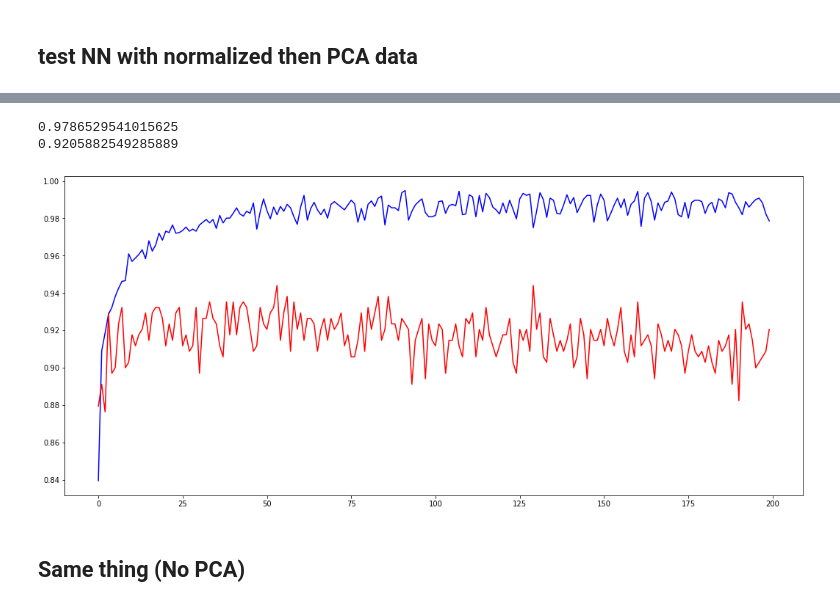
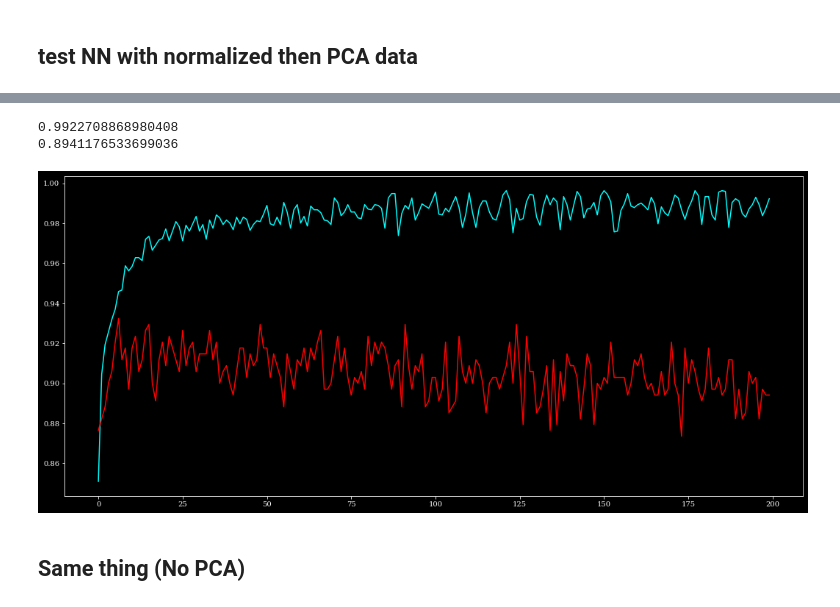
Before and after one commit to timothylindsey/Biola-Lawrence-Livermore-Project, a Jupyter notebook: Code/Proper PCA's and refining accuracy.ipynb, the cells around one changed output, grey strips where cells are left out. Drawn from its saved outputs; the diff is of its cells as text; code cells hidden in the pictures.

```diff
--- a/Code/Proper PCA's and refining accuracy.ipynb
+++ b/Code/Proper PCA's and refining accuracy.ipynb
@@ -3,3 +3,5 @@ import numpy as np
 import Loader
 import Transformer
 import matplotlib.pyplot as plt
+plt.rcParams["font.family"] = "serif"
+plt.style.use('dark_background')
@@ -70,6 +87,11 @@ labelsPCA, trainPCA, testPCA, valPCA = Transformer.applyPCA(labelsTrain,  trainP
                                                             endDims=[6,4,12,8,10,9,8,54])
 #orig dim: 8, 12, 14, 10, 12, 11, 10, 85
 #not really saving much
+
+#normalize again afterwards
+trainPCA, testPCA, valPCA = Transformer.normalizeData(trainPCA, testPCA, valPCA, newMean=0, newStd=1)
+
+
 trainClass = Transformer.toBinaryClassification(activitiesTrain)
 testClass = Transformer.toBinaryClassification(activitiesTest)
 valClass = Transformer.toBinaryClassification(activitiesValidate)
@@ -149,14 +178,14 @@ Epoch 200/200
 # %%
 fig, ax = plt.subplots(figsize=(18,8))
-ax.plot(history.history["accuracy"], color="blue")
+ax.plot(history.history["accuracy"], color="cyan")
 ax.plot(history.history["val_accuracy"], color="red")
 
 print(history.history["accuracy"][-1])
 print(history.history["val_accuracy"][-1])
 # %% [output]
-0.9786529541015625
-0.9205882549285889
+0.9922708868980408
+0.8941176533699036
-[figure, old version]
+[figure, new version]
 # %% [markdown]
 ## Same thing (No PCA)
 # %%
```
Also changed, not shown: parts of 7 cells of this notebook, 2 other files.
